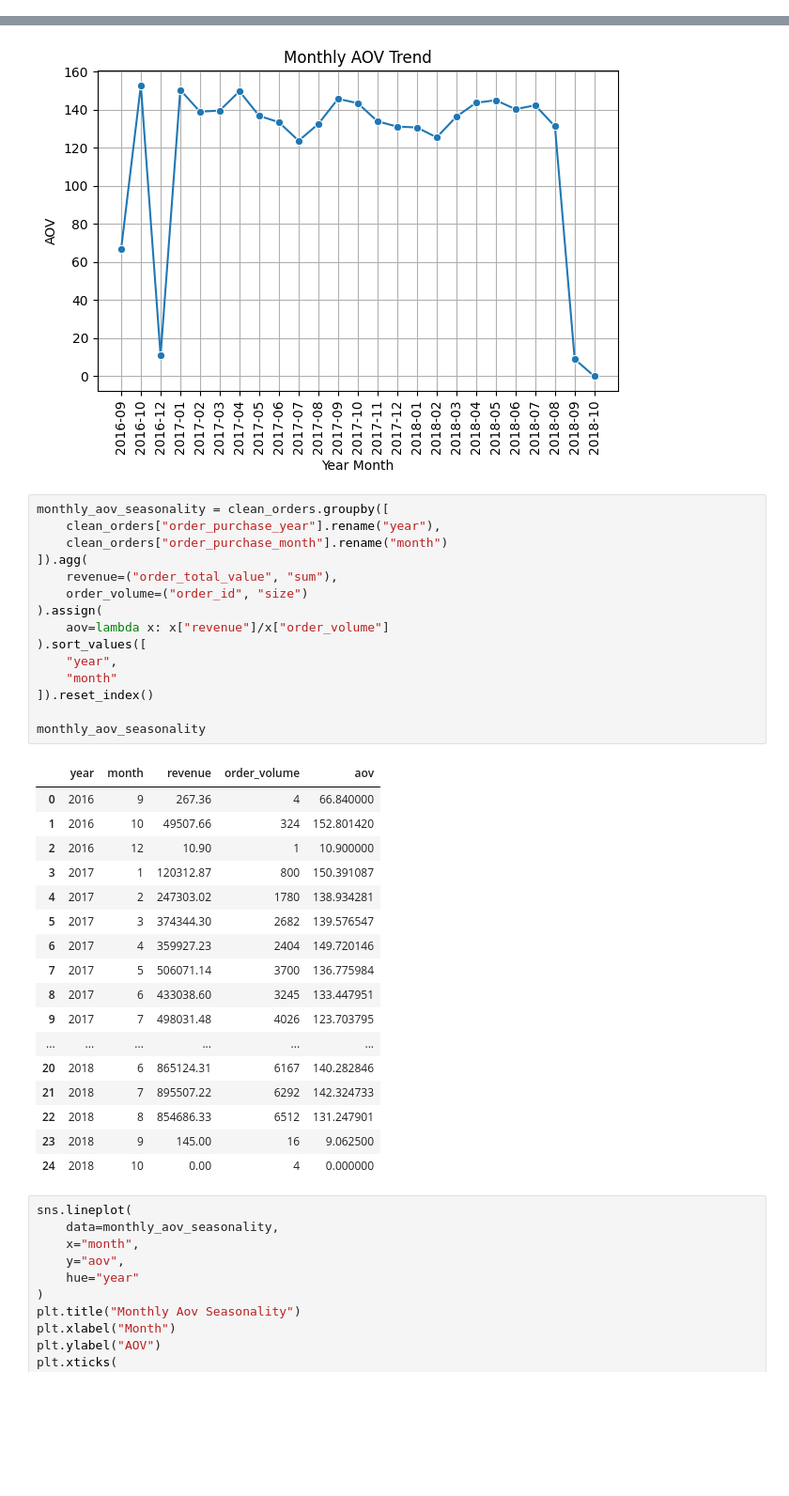
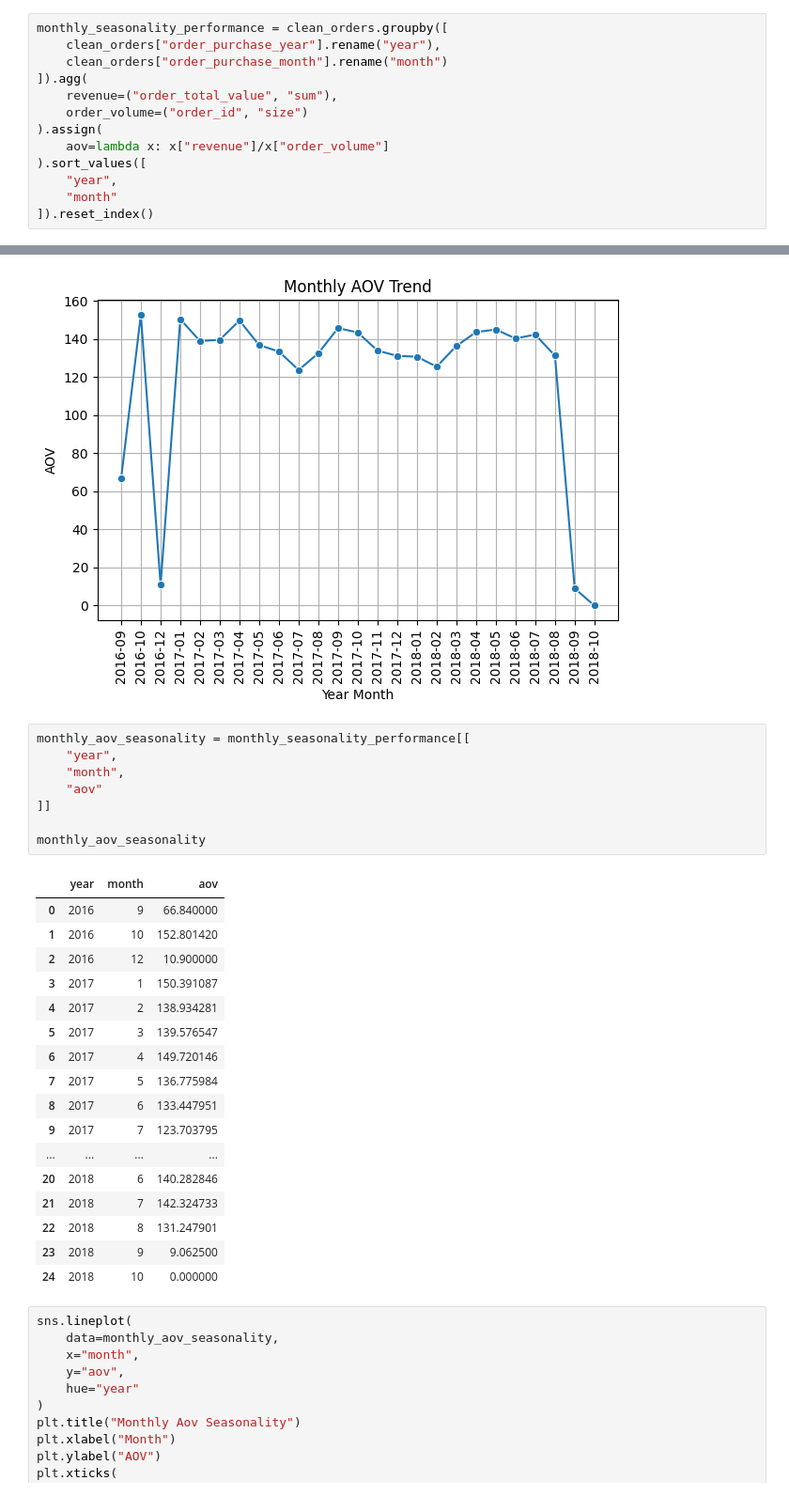
Before and after one commit to MattiaVerardi/olist-ecommerce-analytics, a Jupyter notebook: python/10_eda.ipynb, the cells around one changed output, grey strips where cells are left out. Shown at 94% size. Cells and saved outputs as stored; diff of their text form; blank space fills up the shorter version.

```diff
--- a/python/10_eda.ipynb
+++ b/python/10_eda.ipynb
@@ -1977,0 +1991,13 @@ A livello settimanale, il valore medio degli ordini è costante, tanto che un or
+# %%
+monthly_seasonality_performance = clean_orders.groupby([
+    clean_orders["order_purchase_year"].rename("year"),
+    clean_orders["order_purchase_month"].rename("month")
+]).agg(
+    revenue=("order_total_value", "sum"),
+    order_volume=("order_id", "size")
+).assign(
+    aov=lambda x: x["revenue"]/x["order_volume"]
+).sort_values([
+    "year",
+    "month"
+]).reset_index()
@@ -2307,38 +2312,31 @@ plt.show()
 # %% [output]
 [figure]
 # %%
-monthly_aov_seasonality = clean_orders.groupby([
-    clean_orders["order_purchase_year"].rename("year"),
-    clean_orders["order_purchase_month"].rename("month")
-]).agg(
-    revenue=("order_total_value", "sum"),
-    order_volume=("order_id", "size")
-).assign(
-    aov=lambda x: x["revenue"]/x["order_volume"]
-).sort_values([
+monthly_aov_seasonality = monthly_seasonality_performance[[
     "year",
-    "month"
-]).reset_index()
+    "month",
+    "aov"
+]]
 
 monthly_aov_seasonality
 # %% [output]
-|  | year | month | revenue | order_volume | aov |
-| 0 | 2016 | 9 | 267.36 | 4 | 66.840000 |
-| 1 | 2016 | 10 | 49507.66 | 324 | 152.801420 |
-| 2 | 2016 | 12 | 10.90 | 1 | 10.900000 |
-| 3 | 2017 | 1 | 120312.87 | 800 | 150.391087 |
-| 4 | 2017 | 2 | 247303.02 | 1780 | 138.934281 |
-| 5 | 2017 | 3 | 374344.30 | 2682 | 139.576547 |
-| 6 | 2017 | 4 | 359927.23 | 2404 | 149.720146 |
-| 7 | 2017 | 5 | 506071.14 | 3700 | 136.775984 |
-| 8 | 2017 | 6 | 433038.60 | 3245 | 133.447951 |
-| 9 | 2017 | 7 | 498031.48 | 4026 | 123.703795 |
-| ... | ... | ... | ... | ... | ... |
-| 20 | 2018 | 6 | 865124.31 | 6167 | 140.282846 |
-| 21 | 2018 | 7 | 895507.22 | 6292 | 142.324733 |
-| 22 | 2018 | 8 | 854686.33 | 6512 | 131.247901 |
-| 23 | 2018 | 9 | 145.00 | 16 | 9.062500 |
-| 24 | 2018 | 10 | 0.00 | 4 | 0.000000 |
+|  | year | month | aov |
+| 0 | 2016 | 9 | 66.840000 |
+| 1 | 2016 | 10 | 152.801420 |
+| 2 | 2016 | 12 | 10.900000 |
+| 3 | 2017 | 1 | 150.391087 |
+| 4 | 2017 | 2 | 138.934281 |
+| 5 | 2017 | 3 | 139.576547 |
+| 6 | 2017 | 4 | 149.720146 |
+| 7 | 2017 | 5 | 136.775984 |
+| 8 | 2017 | 6 | 133.447951 |
+| 9 | 2017 | 7 | 123.703795 |
+| ... | ... | ... | ... |
+| 20 | 2018 | 6 | 140.282846 |
+| 21 | 2018 | 7 | 142.324733 |
+| 22 | 2018 | 8 | 131.247901 |
+| 23 | 2018 | 9 | 9.062500 |
+| 24 | 2018 | 10 | 0.000000 |
 # %%
 sns.lineplot(
     data=monthly_aov_seasonality,
```
Also changed, not shown: parts of 45 cells of this notebook, 1 other file.
